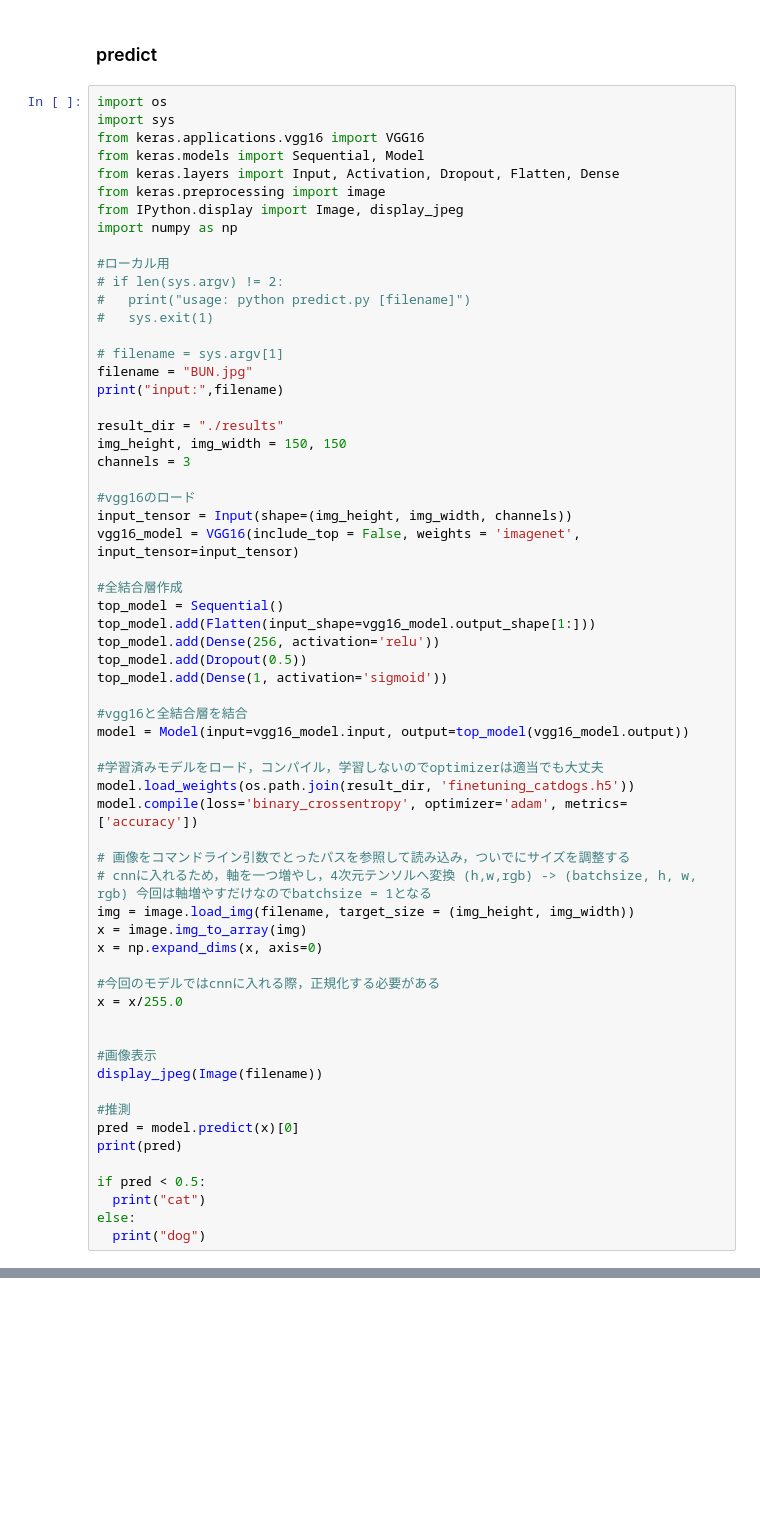
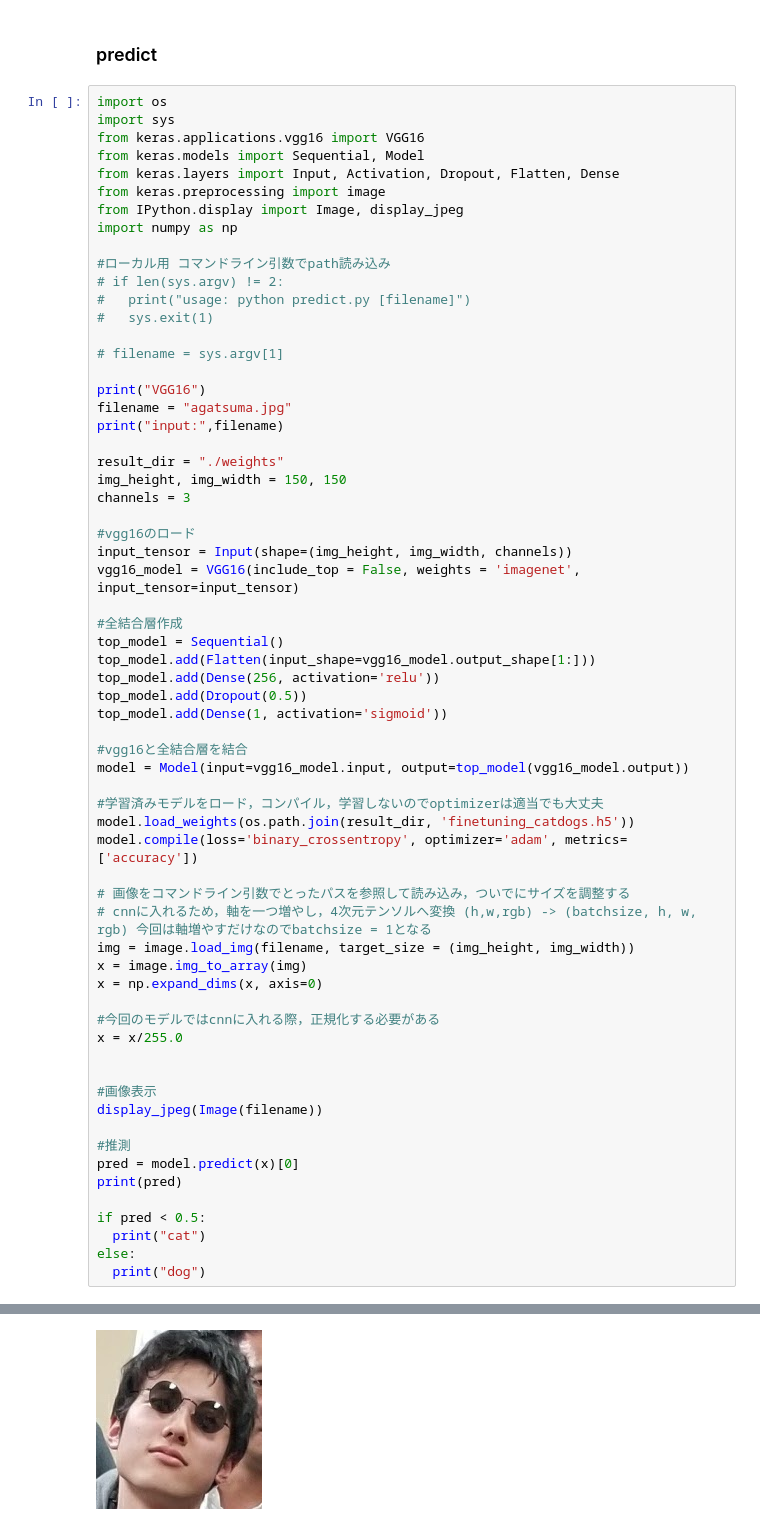
Before and after one commit to iplab-ubiquitous/DeepLearningLearning2019, a Jupyter notebook: codes/test_colab.ipynb, the cells around one changed output, grey strips where cells are left out. Saved outputs shown, nothing was run; the diff lists cells and outputs as text; blank space fills up the shorter version.

```diff
--- a/codes/test_colab.ipynb
+++ b/codes/test_colab.ipynb
@@ -470,16 +536,18 @@ from keras.preprocessing import image
 from IPython.display import Image, display_jpeg
 import numpy as np
 
-#ローカル用
+#ローカル用 コマンドライン引数でpath読み込み
 # if len(sys.argv) != 2:
 #   print("usage: python predict.py [filename]")
 #   sys.exit(1)
 
 # filename = sys.argv[1]
-filename = "BUN.jpg"
+
+print("VGG16")
+filename = "agatsuma.jpg"
 print("input:",filename)
 
-result_dir = "./results"
+result_dir = "./weights"
 img_height, img_width = 150, 150
 channels = 3
 
@@ -522,3 +590,4 @@ if pred < 0.5:
   print("cat")
 else:
   print("dog")
+# %% [output]
@@ -524,0 +596 @@ else:
+[figure, added]
```
Also changed, not shown: parts of 15 cells of this notebook, 51 other files.
